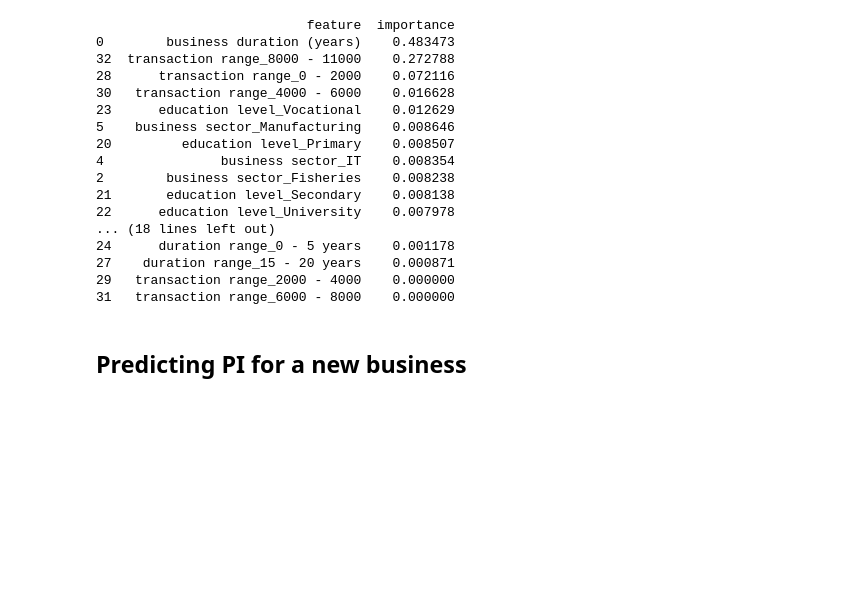
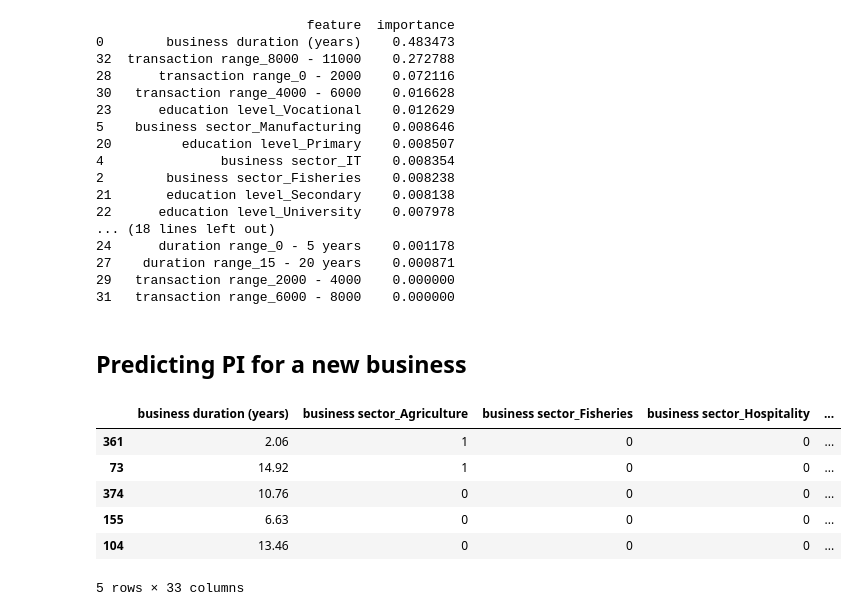
Before and after one commit to alicekalemba/pomu-data-analysis, a Jupyter notebook: predictive_modelling.ipynb, the cells around one changed output. Cells and saved outputs as stored; diff of their text form; code cells hidden in the pictures; blank space fills up the shorter version.

```diff
--- a/predictive_modelling.ipynb
+++ b/predictive_modelling.ipynb
@@ -100,10 +100,19 @@ print(importance_df)
 # %%
 # For a new business, predicting performance index
 # new_business_data should be a DataFrame with the same columns as X, but just one row of data for the new business
 # new_business_data = pd.DataFrame([...])  # Fill in your new business data here
 # predicted_performance = model.predict(new_business_data)
 # print(f"Predicted Performance Index: {predicted_performance[0]}")
 
 # Based on feature importance, you can provide tailored recommendations.
 # For example, if 'transaction volume' is the top feature, and the new business's volume is low:
 # print("We recommend actions to increase your transaction volume.")
+X_test.head()
+# %% [output]
+|  | business duration (years) | business sector_Agriculture | business sector_Fisheries | business sector_Hospitality | ... |
+| 361 | 2.06 | 1 | 0 | 0 | ... |
+| 73 | 14.92 | 1 | 0 | 0 | ... |
+| 374 | 10.76 | 0 | 0 | 0 | ... |
+| 155 | 6.63 | 0 | 0 | 0 | ... |
+| 104 | 13.46 | 0 | 0 | 0 | ... |
+5 rows × 33 columns
```
Also changed, not shown: 4 other files.
